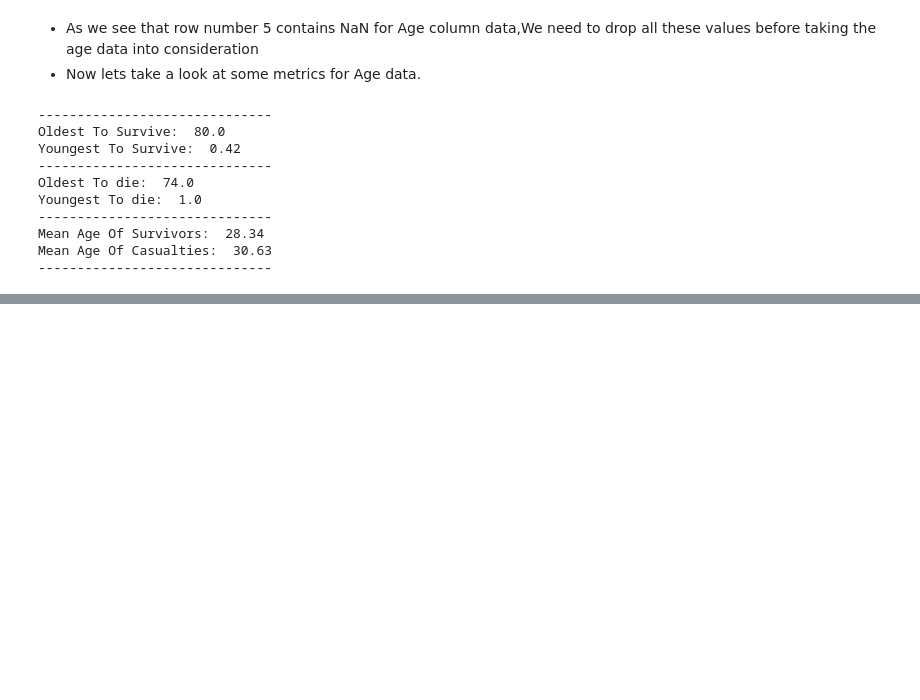
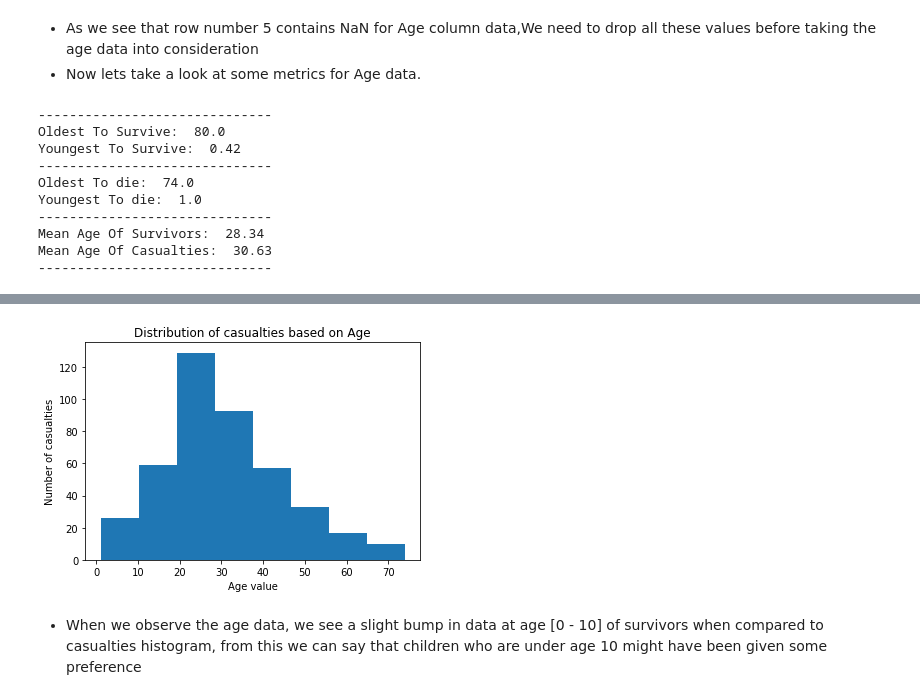
Before and after one commit to chaitanya6761/Udacity-Data-Analyst-Nano-Degree, a Jupyter notebook: P2 Investigate A Dataset(Titanic Survival Data)/Titanic_Data_Analysis.ipynb, the cells around one changed output, grey strips where cells are left out. Cells and saved outputs as stored; diff of their text form; code cells hidden in the pictures; blank space fills up the shorter version.

```diff
--- a/P2 Investigate A Dataset(Titanic Survival Data)/Titanic_Data_Analysis.ipynb
+++ b/P2 Investigate A Dataset(Titanic Survival Data)/Titanic_Data_Analysis.ipynb
@@ -236,0 +247,7 @@ Mean Age Of Casualties:  30.63
+# %%
+drawHistogram(casualties_age_data,'Distribution of casualties based on Age',
+              'Age value','Number of casualties',bins=8)
+# %% [output]
+[figure, added]
+# %% [markdown]
+- When we observe the age data, we see a slight bump in data at age [0 - 10] of survivors when compared to casualties           histogram, from this we can say that children who are under age 10 might have been given some preference
```
Also changed, not shown: parts of 4 cells of this notebook, 1 other file.
